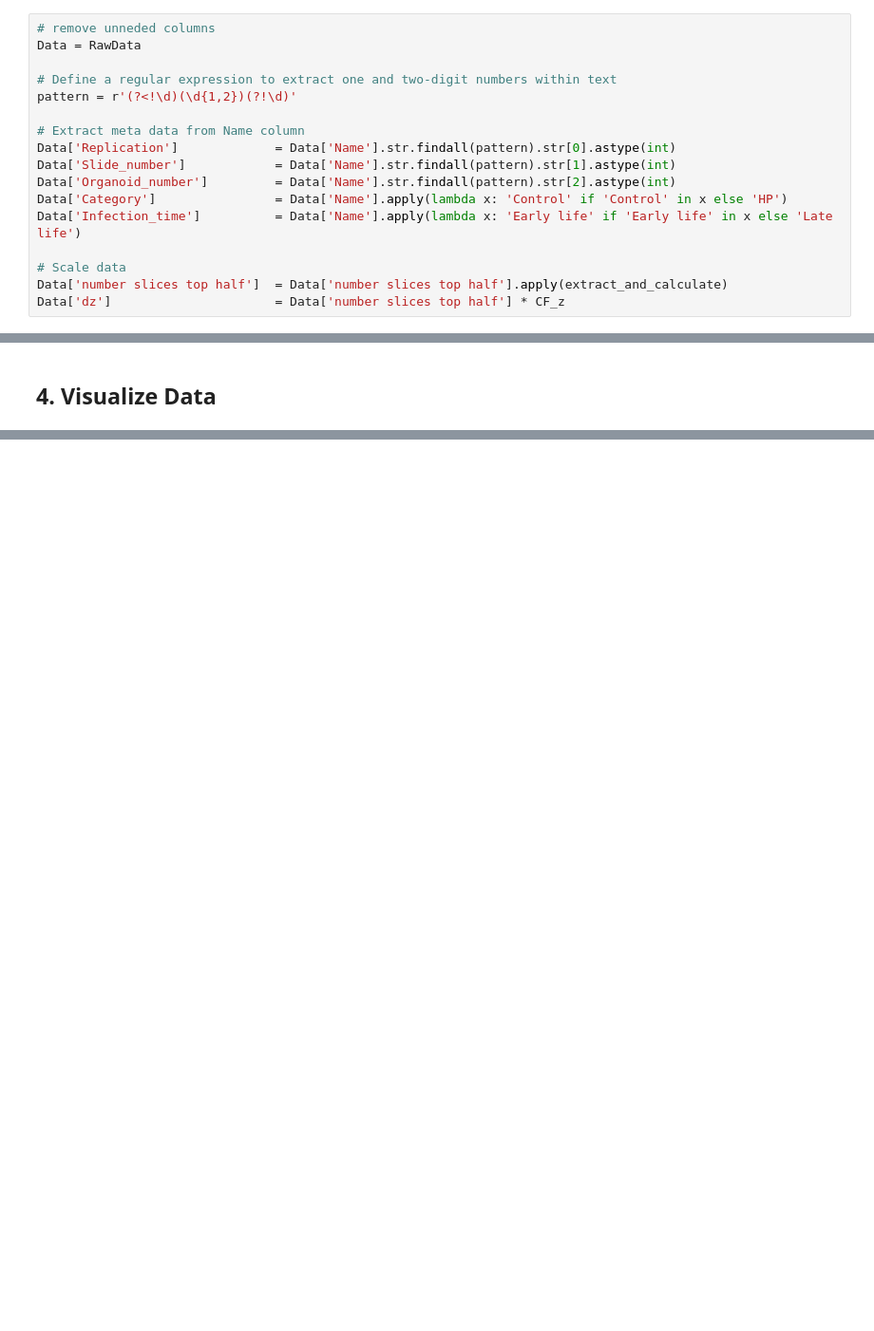
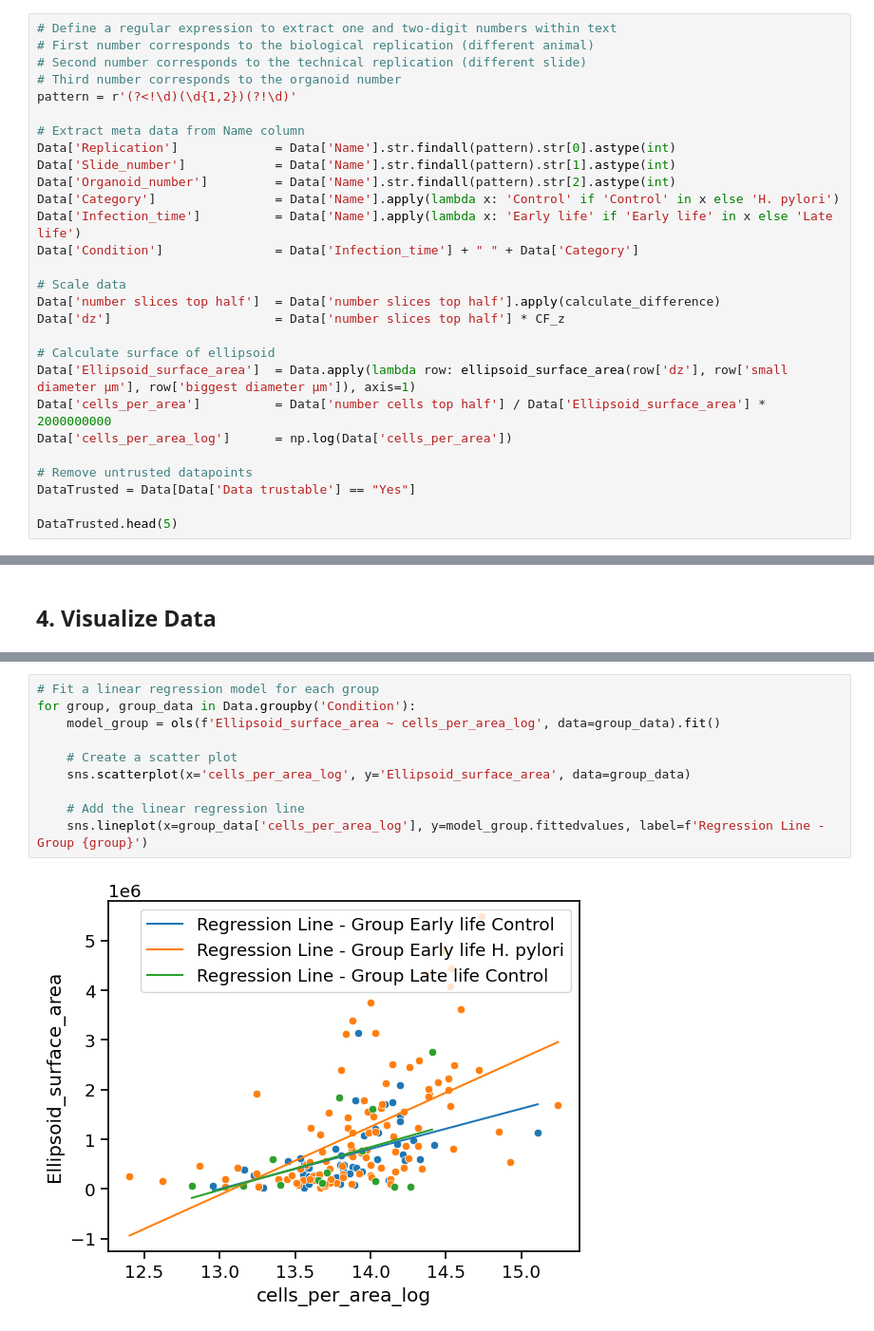
Before and after one commit to DaRoemer/OrganoCellQuant, a Jupyter notebook: Cell_count_analysis.ipynb, the cells around one changed output, grey strips where cells are left out. Shown: that part at 95% size. Saved outputs shown, nothing was run; the diff lists cells and outputs as text; blank space fills up the shorter version.

```diff
--- a/Cell_count_analysis.ipynb
+++ b/Cell_count_analysis.ipynb
@@ -49,17 +39,28 @@ RawData.head(5)
 # %%
-# remove unneded columns
-Data = RawData
-
 # Define a regular expression to extract one and two-digit numbers within text
+# First number corresponds to the biological replication (different animal)
+# Second number corresponds to the technical replication (different slide)
+# Third number corresponds to the organoid number
 pattern = r'(?<!\d)(\d{1,2})(?!\d)'
 
 # Extract meta data from Name column
 Data['Replication']             = Data['Name'].str.findall(pattern).str[0].astype(int)
 Data['Slide_number']            = Data['Name'].str.findall(pattern).str[1].astype(int)
 Data['Organoid_number']         = Data['Name'].str.findall(pattern).str[2].astype(int)
-Data['Category']                = Data['Name'].apply(lambda x: 'Control' if 'Control' in x else 'HP')
+Data['Category']                = Data['Name'].apply(lambda x: 'Control' if 'Control' in x else 'H. pylori')
 Data['Infection_time']          = Data['Name'].apply(lambda x: 'Early life' if 'Early life' in x else 'Late life')
+Data['Condition']               = Data['Infection_time'] + " " + Data['Category']
 
 # Scale data
-Data['number slices top half']  = Data['number slices top half'].apply(extract_and_calculate)
+Data['number slices top half']  = Data['number slices top half'].apply(calculate_difference)
 Data['dz']                      = Data['number slices top half'] * CF_z
+
+# Calculate surface of ellipsoid
+Data['Ellipsoid_surface_area']  = Data.apply(lambda row: ellipsoid_surface_area(row['dz'], row['small diameter µm'], row['biggest diameter µm']), axis=1)
+Data['cells_per_area']          = Data['number cells top half'] / Data['Ellipsoid_surface_area'] * 2000000000
+Data['cells_per_area_log']      = np.log(Data['cells_per_area'])
+
+# Remove untrusted datapoints
+DataTrusted = Data[Data['Data trustable'] == "Yes"]
+
+DataTrusted.head(5)
@@ -128,0 +204,12 @@ $\log\left(\frac{cells}{\mu\mathrm{m}^3}\right)$
+# %%
+# Fit a linear regression model for each group
+for group, group_data in Data.groupby('Condition'):
+    model_group = ols(f'Ellipsoid_surface_area ~ cells_per_area_log', data=group_data).fit()
+
+    # Create a scatter plot
+    sns.scatterplot(x='cells_per_area_log', y='Ellipsoid_surface_area', data=group_data)
+
+    # Add the linear regression line
+    sns.lineplot(x=group_data['cells_per_area_log'], y=model_group.fittedvalues, label=f'Regression Line - Group {group}')
+# %% [output]
+[figure, added]
```
Also changed, not shown: parts of 15 cells of this notebook.
